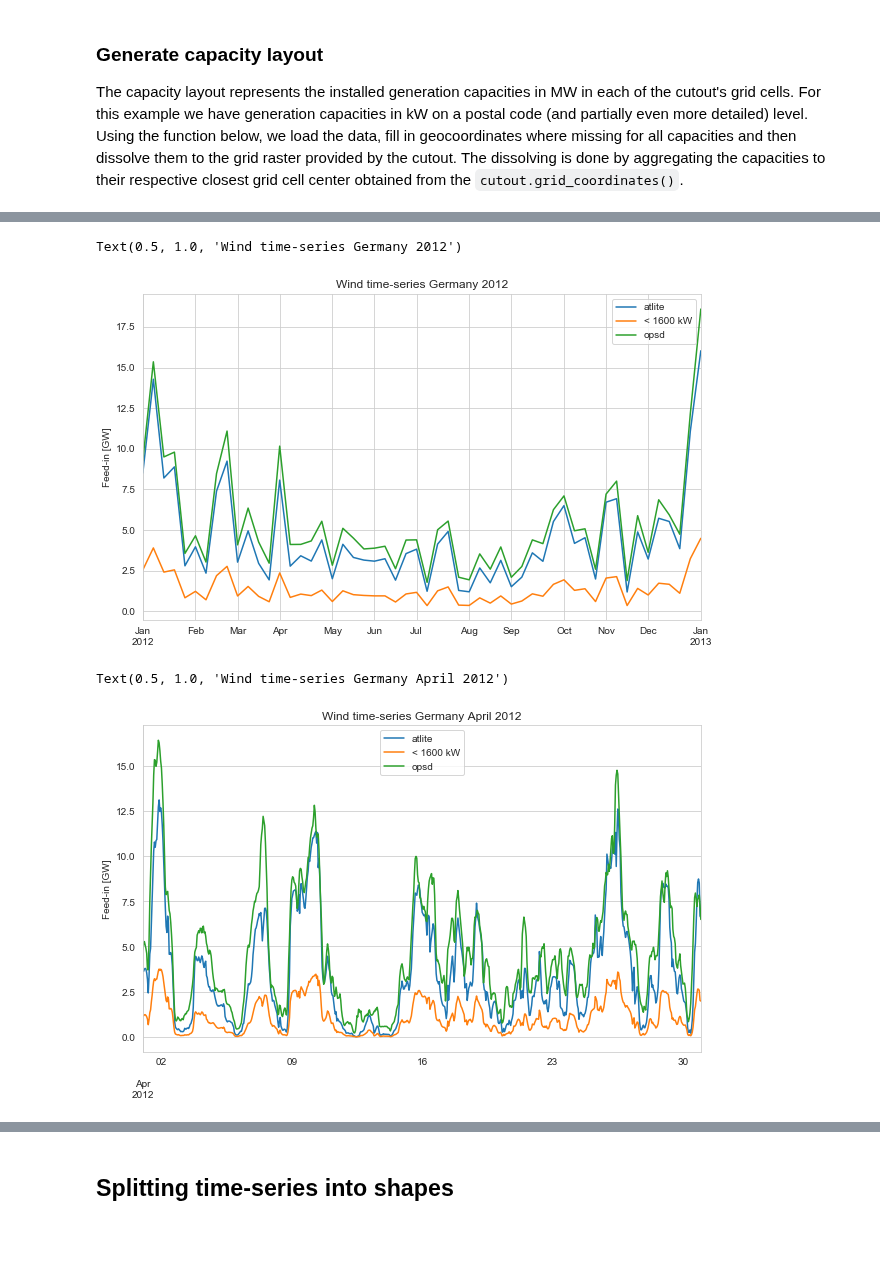
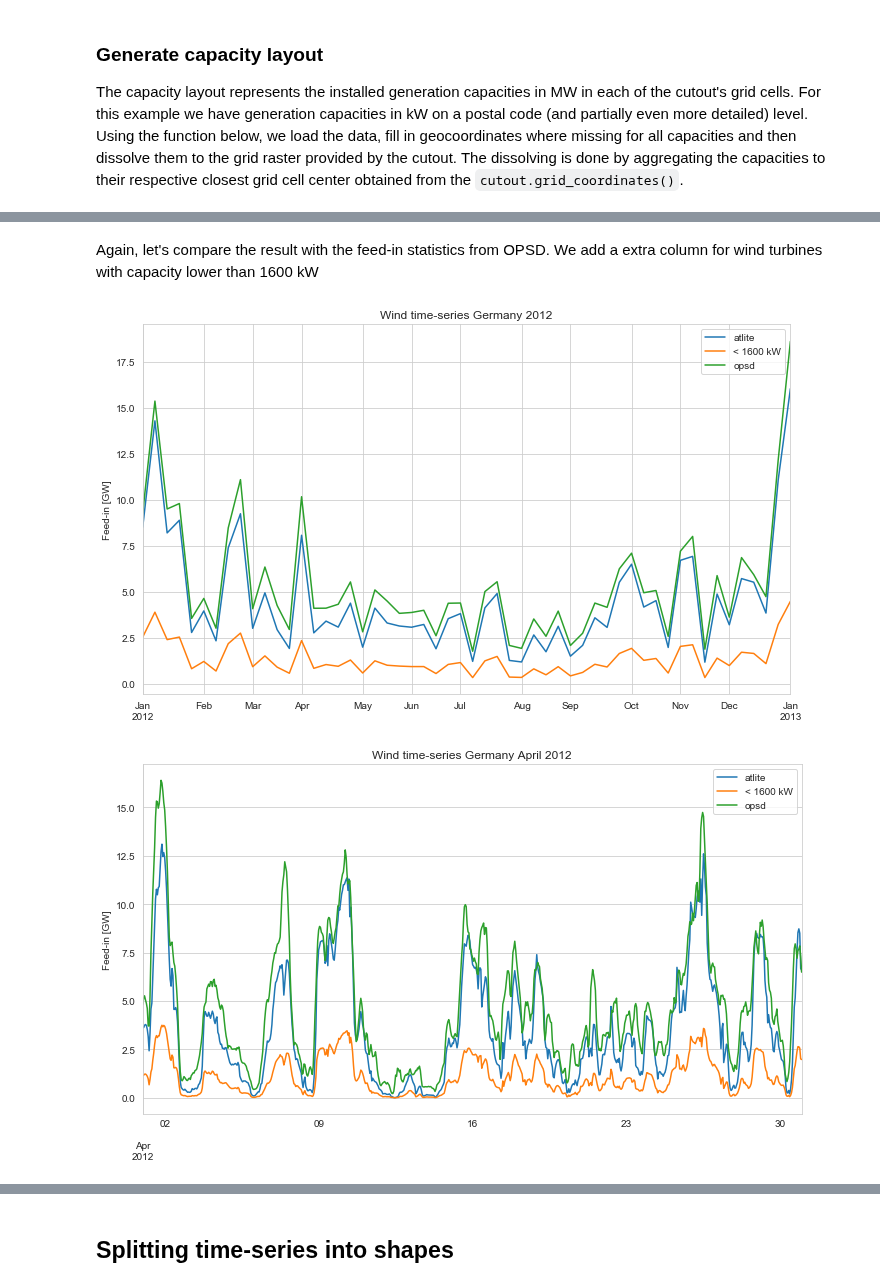
Before and after one commit to PyPSA/atlite, a Jupyter notebook: examples/historic-comparison-germany.ipynb, the cells around one changed output, grey strips where cells are left out. Cells and saved outputs as stored; diff of their text form; code cells hidden in the pictures; blank space fills up the shorter version.

```diff
--- a/examples/historic-comparison-germany.ipynb
+++ b/examples/historic-comparison-germany.ipynb
@@ -90,8 +95,8 @@ x1, y1, x2, y2 = de['geometry'].bounds
 # %%
 cutout = atlite.Cutout('germany-2012',
                        module='era5',
-                       cutout_dir=".",
                        x=slice(x1-.2,x2+.2), y=slice(y1-.2, y2+.2),
+                       chunks={'time':100},
                        time="2012")
 # %%
 cutout.prepare()
@@ -290,10 +349,9 @@ for index, turbine_cat in enumerate(turbine_categories):
 # %%
-%%time
 wind = xr.Dataset()
 for turbine_cat in turbine_categories:
     name = f"< {turbine_cat['up']} kW"
-    wind[name] = cutout.wind(turbine=turbine_cat['name'],
-                   layout=turbine_cat['layout'])
+    wind[name] = cutout.wind(turbine=turbine_cat['name'], layout=turbine_cat['layout'], show_progress=False)
 
 wind['total'] = sum(wind[c] for c in wind)
+wind
 # %% [output]
@@ -309,21 +380,23 @@ Wall time: 5.36 s
+# %% [markdown]
+Again, let's compare the result with the feed-in statistics from OPSD. We add a extra column for wind turbines with capacity lower than 1600 kW
 # %%
-wind_df = pd.DataFrame({"atlite":wind['total'].sel(dim_0=0).to_pandas(),
-                            "< 1600 kW":wind['< 1600.0 kW'].sel(dim_0=0).to_pandas(),
+compare = pd.DataFrame({"atlite":wind['total'].to_pandas(),
+                            "< 1600 kW":wind['< 1600.0 kW'].to_pandas(),
                             "opsd":opsd['DE_wind_generation_actual']})
 
-wind_df = wind_df/1e3 # in GW
+compare = compare/1e3 # in GW
 # %%
-wind_df.resample('1W').mean().plot(figsize=(10,6))
+compare.resample('1W').mean().plot(figsize=(10,6))
 plt.ylabel('Feed-in [GW]')
 plt.title('Wind time-series Germany 2012')
+plt.tight_layout()
 # %% [output]
-Text(0.5, 1.0, 'Wind time-series Germany 2012')
-[figure, old version]
+[figure, new version]
 # %%
-wind_df.loc["2012-04"].plot(figsize=(10,6))
+compare.loc["2012-04"].plot(figsize=(10,6))
 plt.ylabel('Feed-in [GW]')
 plt.title('Wind time-series Germany April 2012')
+plt.tight_layout()
 # %% [output]
-Text(0.5, 1.0, 'Wind time-series Germany April 2012')
-[figure, old version]
+[figure, new version]
 # %%
```
Also changed, not shown: parts of 32 cells of this notebook, 1 other file.
